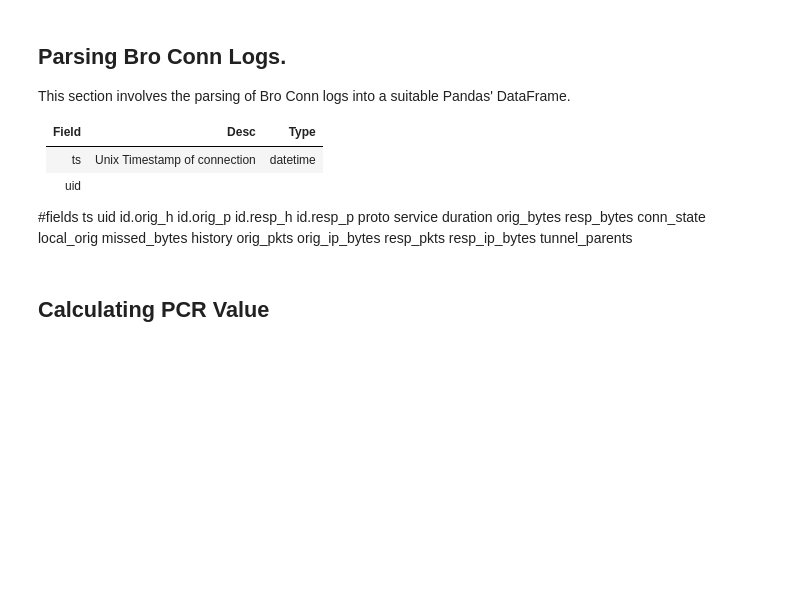
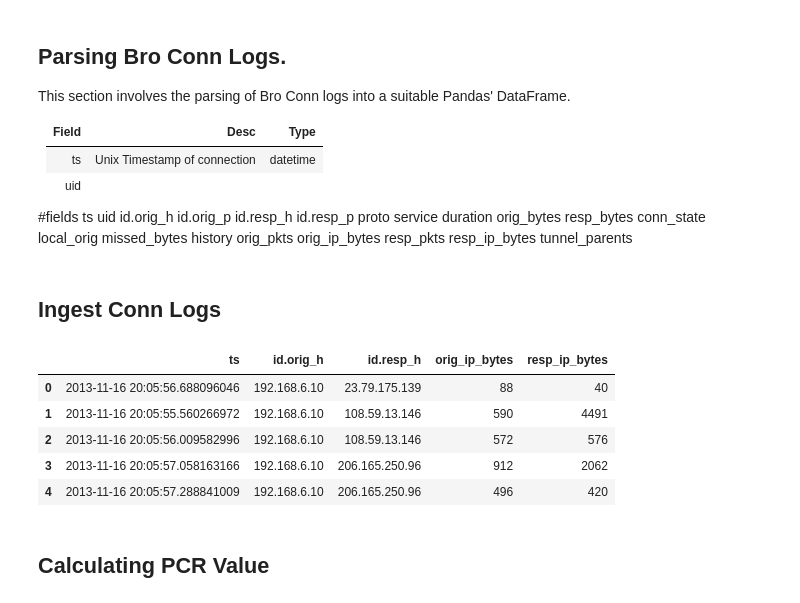
Before and after one commit to pjabes/pcr-analytics, a Jupyter notebook: Exploration.ipynb, the cells around one changed output. Cells and saved outputs as stored; diff of their text form; code cells hidden in the pictures; blank space fills up the shorter version.

```diff
--- a/Exploration.ipynb
+++ b/Exploration.ipynb
@@ -28,3 +43,20 @@ df = parseBro('datasets/conn.log')
+# %% [markdown]
+## Ingest Conn Logs
+# %%
+fileList = os.listdir(path='./datasets/a/')[40:100]
+
+df = generateDF(fileList)
+
+df = df[['ts', 'id.orig_h', 'id.resp_h', 'orig_ip_bytes', 'resp_ip_bytes']]
+
+df.head()
+# %% [output]
+|  | ts | id.orig_h | id.resp_h | orig_ip_bytes | resp_ip_bytes |
+| 0 | 2013-11-16 20:05:56.688096046 | 192.168.6.10 | 23.79.175.139 | 88 | 40 |
+| 1 | 2013-11-16 20:05:55.560266972 | 192.168.6.10 | 108.59.13.146 | 590 | 4491 |
+| 2 | 2013-11-16 20:05:56.009582996 | 192.168.6.10 | 108.59.13.146 | 572 | 576 |
+| 3 | 2013-11-16 20:05:57.058163166 | 192.168.6.10 | 206.165.250.96 | 912 | 2062 |
+| 4 | 2013-11-16 20:05:57.288841009 | 192.168.6.10 | 206.165.250.96 | 496 | 420 |
 # %% [markdown]
 ## Calculating PCR Value
 # %%
```
Also changed, not shown: parts of 6 cells of this notebook, 1 other file.
